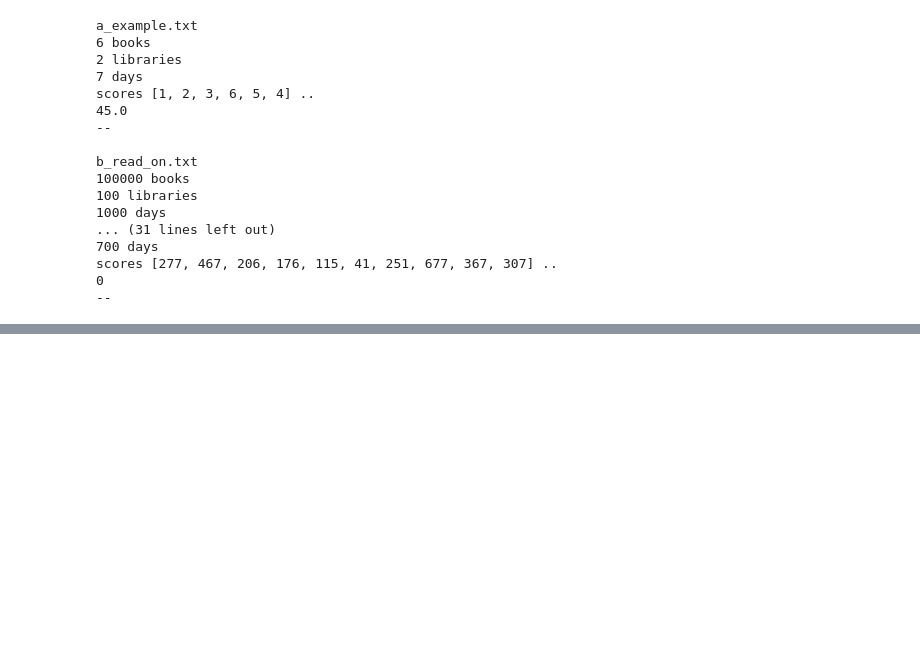
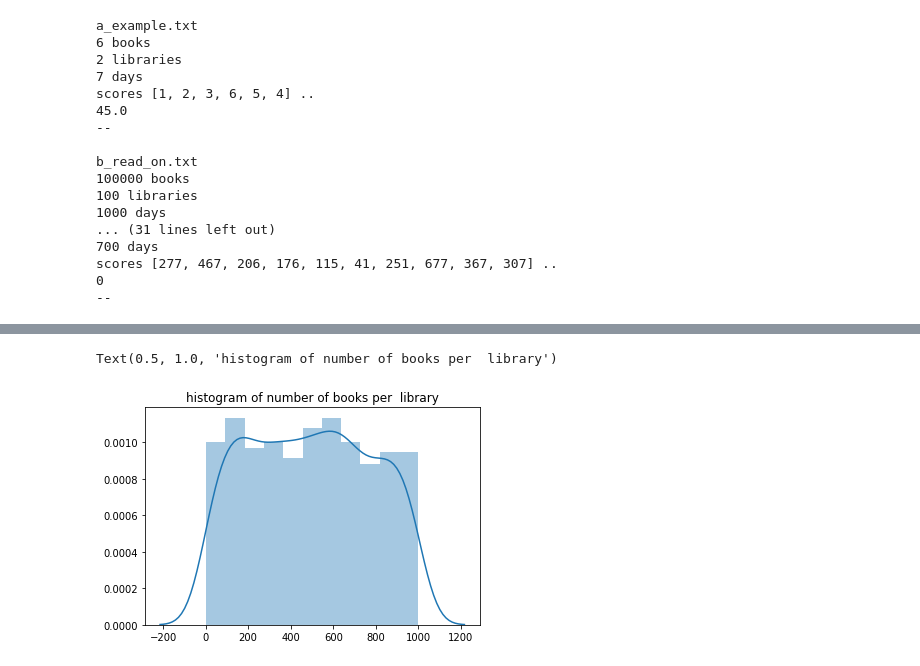
Before and after one commit to yoann-dufresne/BlaNiRaYo, a Jupyter notebook: data/viz.ipynb, the cells around one changed output, grey strips where cells are left out. Drawn from its saved outputs; the diff is of its cells as text; code cells hidden in the pictures; blank space fills up the shorter version.

```diff
--- a/data/viz.ipynb
+++ b/data/viz.ipynb
@@ -69,0 +78,5 @@ sns.distplot(mean_lib_books_scores)
+# %%
+sns.distplot(libs_nb_books).set_title('histogram of number of books per  library')
+# %% [output]
+Text(0.5, 1.0, 'histogram of number of books per  library')
+[figure, added]
```
Also changed, not shown: parts of 5 cells of this notebook.
